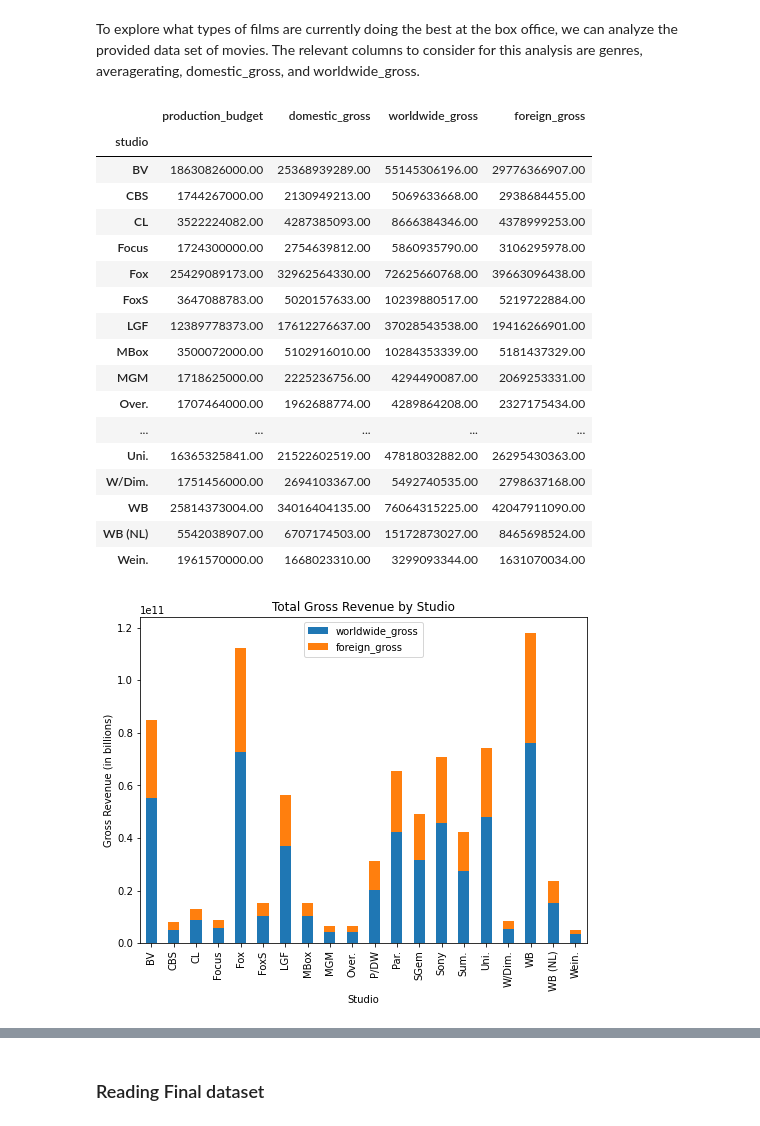
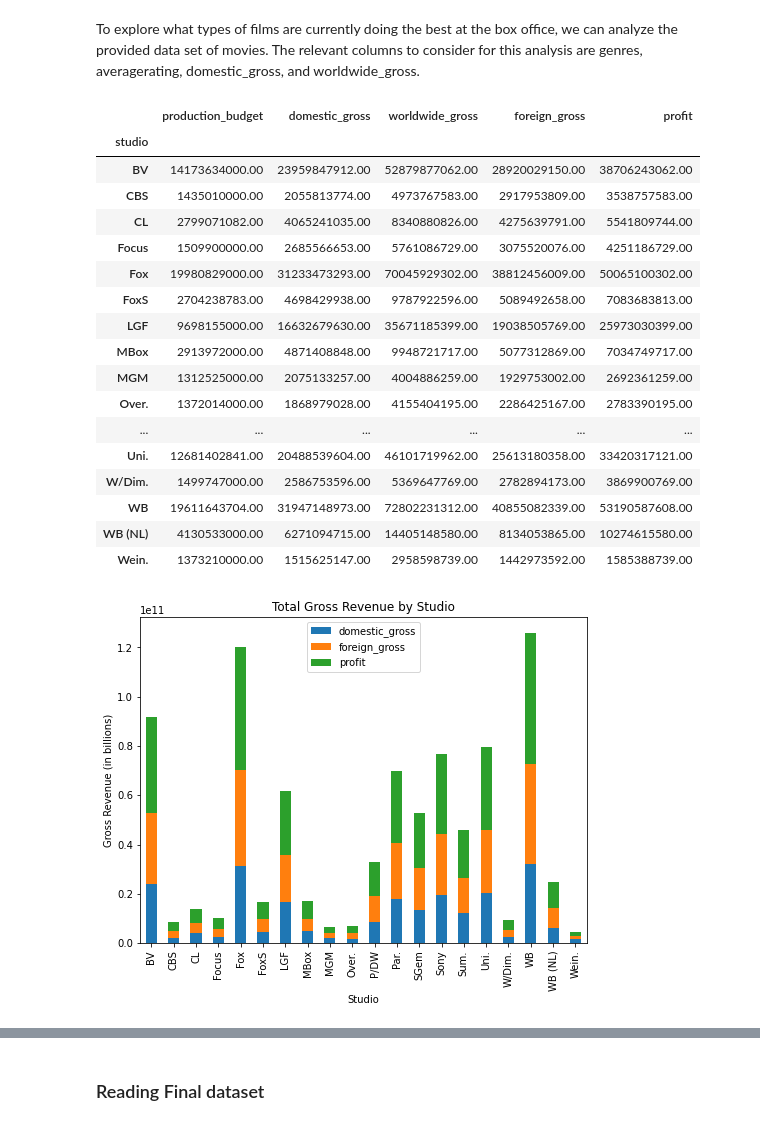
Before and after one commit to Imacharia/Microsoft-Movie-Studio-market-analysis, a Jupyter notebook: Movies Analysis, with initial visualizations.ipynb, the cells around one changed output, grey strips where cells are left out. Cells and saved outputs as stored; diff of their text form; code cells hidden in the pictures.

```diff
--- a/Movies Analysis, with initial visualizations.ipynb
+++ b/Movies Analysis, with initial visualizations.ipynb
@@ -636,8 +636,10 @@ def calculate_foreign_gross(row):
 mov_analysis['foreign_gross'] = mov_analysis.apply(calculate_foreign_gross, axis=1)
 # %%
 """Here we will strip the year from the release date column,
-which we have used to fill our dataset year column as below"""
+which we have used to fill our dataset year column as below
+ten we will create a new column for the month"""
 mov_analysis['year'] = pd.to_datetime(mov_analysis['release_date']).dt.strftime('%Y')
+mov_analysis['month'] = pd.to_datetime(mov_analysis['release_date']).dt.strftime('%m')
 # %%
 """For the Studio column,
 we will first create a list of studios from the movie_gross dataset"""
@@ -681,3 +685,15 @@ normal format
 | 3 | Jun 7, 2019 | Dark Phoenix | 350000000.00 | 42762350.00 | 149762350.00 | WB | 107000000.00 | ... |
 | 4 | May 1, 2015 | Avengers: Age of Ultron | 330600000.00 | 459005868.00 | 1403013963.00 | P/DW | 944008095.00 | ... |
 | 5 | Dec 15, 2017 | Star Wars Ep. VIII: The Last Jedi | 317000000.00 | 620181382.00 | 1316721747.00 | Sum. | 696540365.00 | ... |
+# %%
+#creating a profit column
+def calculate_profit(row):
+    return (row['domestic_gross']+row['foreign_gross']) - row['production_budget']
+mov_analysis['profit'] = mov_analysis.apply(calculate_profit, axis=1)
+"""We observe that some of the columns are negative values indicative of a loss
+which we do not need in our analysis at the moment. Below we will remove these values from ur dataframe"""
+mov_analysis['profit'] = mov_analysis['profit'].mask(mov_analysis['profit'] < 0)
+
+# drop rows containing NaNs
+mov_analysis = mov_analysis.dropna(subset=['profit'])
+mov_analysis['profit']
@@ -694,38 +723,39 @@ grouped = mov_analysis.groupby('studio').agg({
     'production_budget': 'sum',
     'domestic_gross': 'sum',
     'worldwide_gross': 'sum',
-    'foreign_gross': 'sum'
+    'foreign_gross': 'sum',
+    'profit': 'sum'
 })
 grouped
 # %% [output]
-|  | production_budget | domestic_gross | worldwide_gross | foreign_gross |
-| studio |  |  |  |  |
-| BV | 18630826000.00 | 25368939289.00 | 55145306196.00 | 29776366907.00 |
-| CBS | 1744267000.00 | 2130949213.00 | 5069633668.00 | 2938684455.00 |
-| CL | 3522224082.00 | 4287385093.00 | 8666384346.00 | 4378999253.00 |
-| Focus | 1724300000.00 | 2754639812.00 | 5860935790.00 | 3106295978.00 |
-| Fox | 25429089173.00 | 32962564330.00 | 72625660768.00 | 39663096438.00 |
-| FoxS | 3647088783.00 | 5020157633.00 | 10239880517.00 | 5219722884.00 |
-| LGF | 12389778373.00 | 17612276637.00 | 37028543538.00 | 19416266901.00 |
-| MBox | 3500072000.00 | 5102916010.00 | 10284353339.00 | 5181437329.00 |
-| MGM | 1718625000.00 | 2225236756.00 | 4294490087.00 | 2069253331.00 |
-| Over. | 1707464000.00 | 1962688774.00 | 4289864208.00 | 2327175434.00 |
-| ... | ... | ... | ... | ... |
-| Uni. | 16365325841.00 | 21522602519.00 | 47818032882.00 | 26295430363.00 |
-| W/Dim. | 1751456000.00 | 2694103367.00 | 5492740535.00 | 2798637168.00 |
-| WB | 25814373004.00 | 34016404135.00 | 76064315225.00 | 42047911090.00 |
-| WB (NL) | 5542038907.00 | 6707174503.00 | 15172873027.00 | 8465698524.00 |
-| Wein. | 1961570000.00 | 1668023310.00 | 3299093344.00 | 1631070034.00 |
+|  | production_budget | domestic_gross | worldwide_gross | foreign_gross | profit |
+| studio |  |  |  |  |  |
+| BV | 14173634000.00 | 23959847912.00 | 52879877062.00 | 28920029150.00 | 38706243062.00 |
+| CBS | 1435010000.00 | 2055813774.00 | 4973767583.00 | 2917953809.00 | 3538757583.00 |
+| CL | 2799071082.00 | 4065241035.00 | 8340880826.00 | 4275639791.00 | 5541809744.00 |
+| Focus | 1509900000.00 | 2685566653.00 | 5761086729.00 | 3075520076.00 | 4251186729.00 |
+| Fox | 19980829000.00 | 31233473293.00 | 70045929302.00 | 38812456009.00 | 50065100302.00 |
+| FoxS | 2704238783.00 | 4698429938.00 | 9787922596.00 | 5089492658.00 | 7083683813.00 |
+| LGF | 9698155000.00 | 16632679630.00 | 35671185399.00 | 19038505769.00 | 25973030399.00 |
+| MBox | 2913972000.00 | 4871408848.00 | 9948721717.00 | 5077312869.00 | 7034749717.00 |
+| MGM | 1312525000.00 | 2075133257.00 | 4004886259.00 | 1929753002.00 | 2692361259.00 |
+| Over. | 1372014000.00 | 1868979028.00 | 4155404195.00 | 2286425167.00 | 2783390195.00 |
+| ... | ... | ... | ... | ... | ... |
+| Uni. | 12681402841.00 | 20488539604.00 | 46101719962.00 | 25613180358.00 | 33420317121.00 |
+| W/Dim. | 1499747000.00 | 2586753596.00 | 5369647769.00 | 2782894173.00 | 3869900769.00 |
+| WB | 19611643704.00 | 31947148973.00 | 72802231312.00 | 40855082339.00 | 53190587608.00 |
+| WB (NL) | 4130533000.00 | 6271094715.00 | 14405148580.00 | 8134053865.00 | 10274615580.00 |
+| Wein. | 1373210000.00 | 1515625147.00 | 2958598739.00 | 1442973592.00 | 1585388739.00 |
 # %%
-#Create a stacked bar plot of the worldwide_gross and foreign_gross for each studio
-ax = grouped[['worldwide_gross', 'foreign_gross']].plot(kind='bar', stacked=True, figsize=(8, 6))
+#Create a stacked bar plot of the domestic_gross, foreign_gross and profit for each studio
+ax = grouped[['domestic_gross', 'foreign_gross', 'profit']].plot(kind='bar', stacked=True, figsize=(8, 6))
 
 # Set the title and axis labels
 ax.set_title('Total Gross Revenue by Studio')
 ax.set_xlabel('Studio')
 ax.set_ylabel('Gross Revenue (in billions)')
 
 # Display the plot
 plt.show()
 # %% [output]
-[figure, old version]
+[figure, new version]
```
Also changed, not shown: parts of 37 cells of this notebook, 7 other files.
